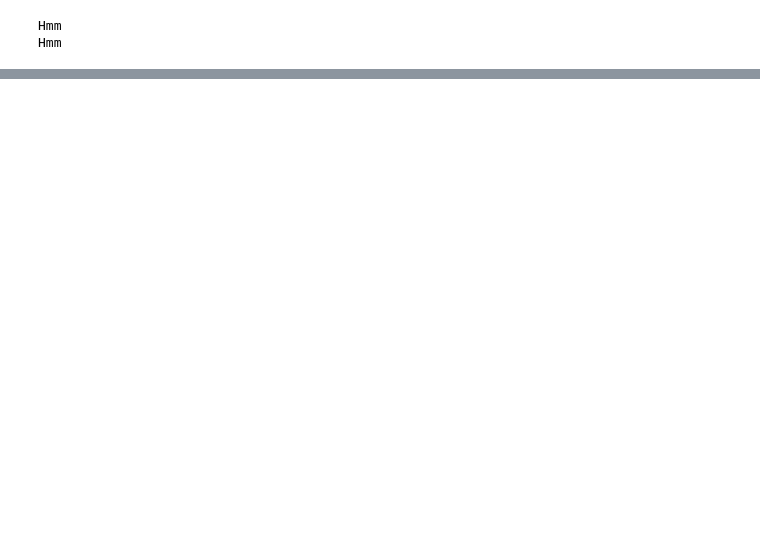
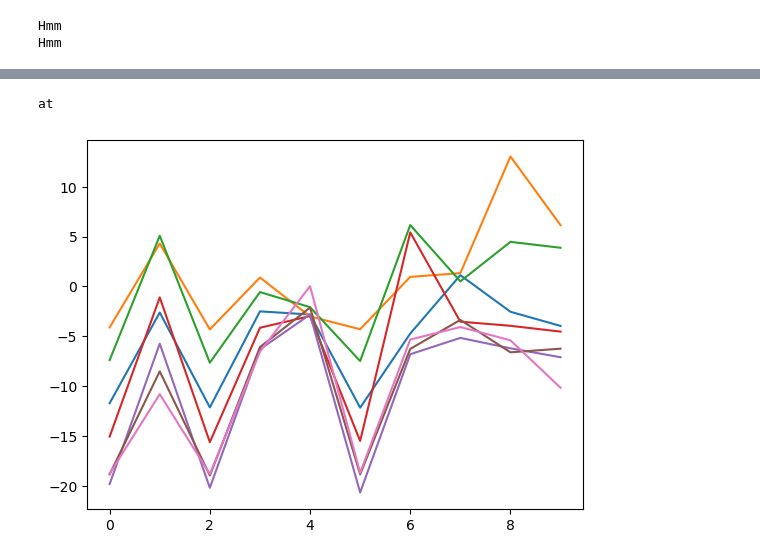
Before and after one commit to Minecraftian14/dl-gen-lyrics, a Jupyter notebook: sandbox/working_around_solution_manager.ipynb, the cells around one changed output, grey strips where cells are left out. Cells and saved outputs as stored; diff of their text form; code cells hidden in the pictures; blank space fills up the shorter version.

```diff
--- a/sandbox/working_around_solution_manager.ipynb
+++ b/sandbox/working_around_solution_manager.ipynb
@@ -228,2 +230,8 @@ loader = DataLoader(
     collate_fn=collate_fn,
 )
+# %%
+i = 0
+for data in loader:
+    i += 1
+    print(data[0].shape, data[1], data[2])
+    if i == 1: break
@@ -232,7 +250,9 @@ trainer = Trainer(
     model=model,
     train_dataloader=loader,
     epochs=1,
+    optimizer=lambda params: torch.optim.Adam(params, lr=0.003),
     # model_train_step=lambda model, x, y: model(x, y).permute(0, 2, 1), # [batch, seq, vocab] to [batch, vocab, seq]
-    model_train_step=lambda model, x, y: model(x, max_evals=1)[:, 0, :],
+    model_train_step=lambda model, data: model(data[0], data[1]),
+    device="cuda",
 )
 # %%
@@ -248,0 +281,26 @@ trainer.loss
+# %%
+with torch.no_grad():
+    for x, l, y in loader: break
+    x, l, y = x[:1], l[:1], y[:1]
+    p = model.forward(x.to(trainer.device), l.to(trainer.device)).to('cpu')
+    print(vocabulary.decode(preds.argmax().item()), end=' ')
+# %% [output]
+at
+# %%
+with torch.no_grad():
+    for x, l, y in loader: break
+    x, l, y = x[48:49], l[48:49], y[48:49]
+    embedded = model.embedding(_input.to(trainer.device))
+    outputs, _ = model.lstm(embedded)
+# %%
+with torch.no_grad():
+    plt.plot(model.linear(outputs[:, 0, :]).detach().to('cpu').numpy()[0, :10])
+    plt.plot(model.linear(outputs[:, 1, :]).detach().to('cpu').numpy()[0, :10])
+    plt.plot(model.linear(outputs[:, 2, :]).detach().to('cpu').numpy()[0, :10])
+    plt.plot(model.linear(outputs[:, 3, :]).detach().to('cpu').numpy()[0, :10])
+    plt.plot(model.linear(outputs[:, 4, :]).detach().to('cpu').numpy()[0, :10])
+    plt.plot(model.linear(outputs[:, 5, :]).detach().to('cpu').numpy()[0, :10])
+    plt.plot(model.linear(outputs[:, 6, :]).detach().to('cpu').numpy()[0, :10])
+    plt.show()
+# %% [output]
+[figure, added]
```
Also changed, not shown: parts of 33 cells of this notebook, 7 other files.
